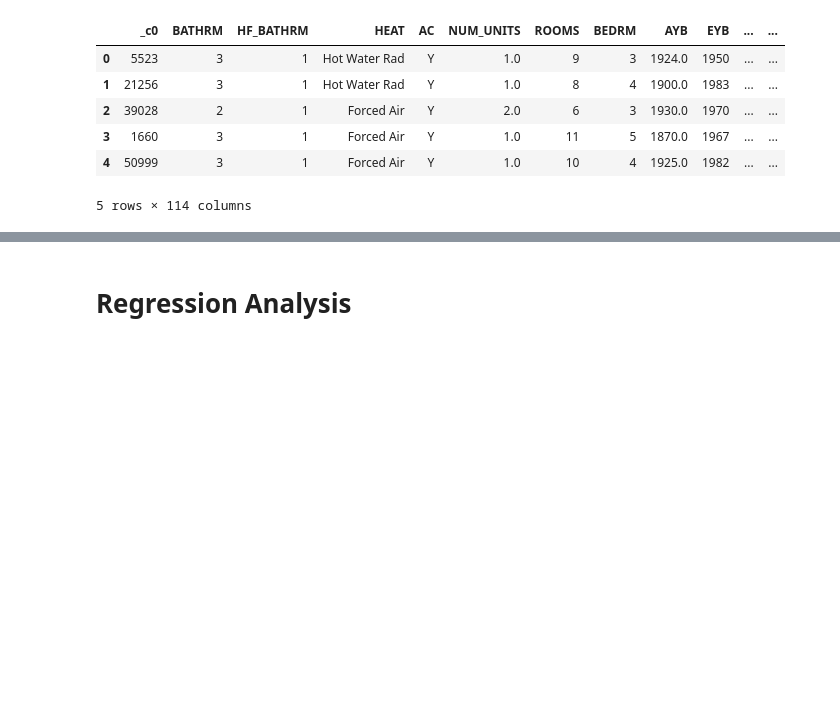
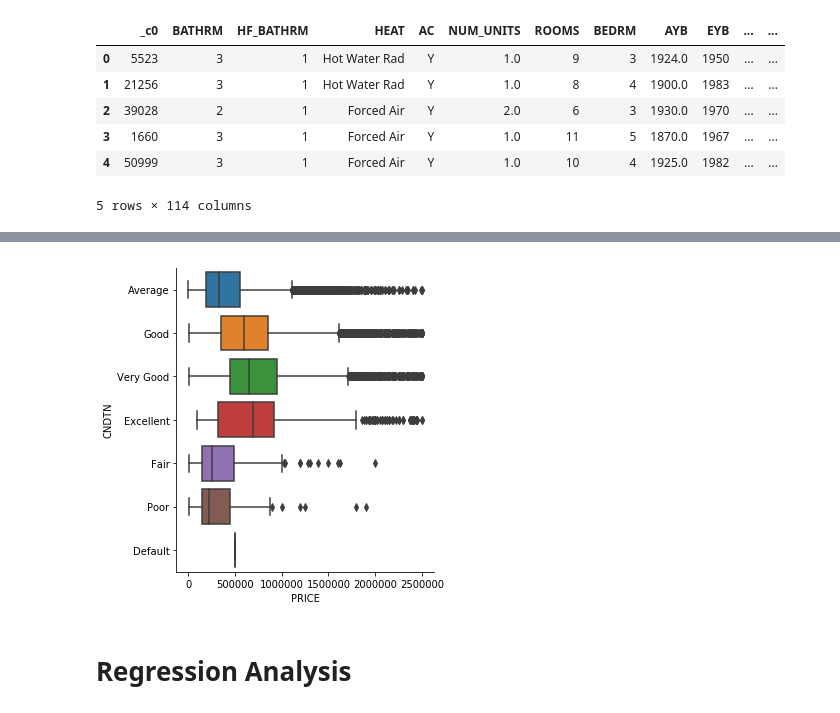
Before and after one commit to elieric/is843, a Jupyter notebook: assignment_1.ipynb, the cells around one changed output, grey strips where cells are left out. Drawn from its saved outputs; the diff is of its cells as text; code cells hidden in the pictures; blank space fills up the shorter version.

```diff
--- a/assignment_1.ipynb
+++ b/assignment_1.ipynb
@@ -1180,3 +1111,8 @@ sns.scatterplot(x="PRICE", y="QUADRANT",data= py_df_sample1)
+# %%
+
+sns.catplot(x="PRICE", y="CNDTN", kind="box", data=py_df_sample1);
+# %% [output]
+[figure, added]
 # %% [markdown]
 # Regression Analysis
 # %% [markdown]
```
Also changed, not shown: parts of 27 cells of this notebook.
